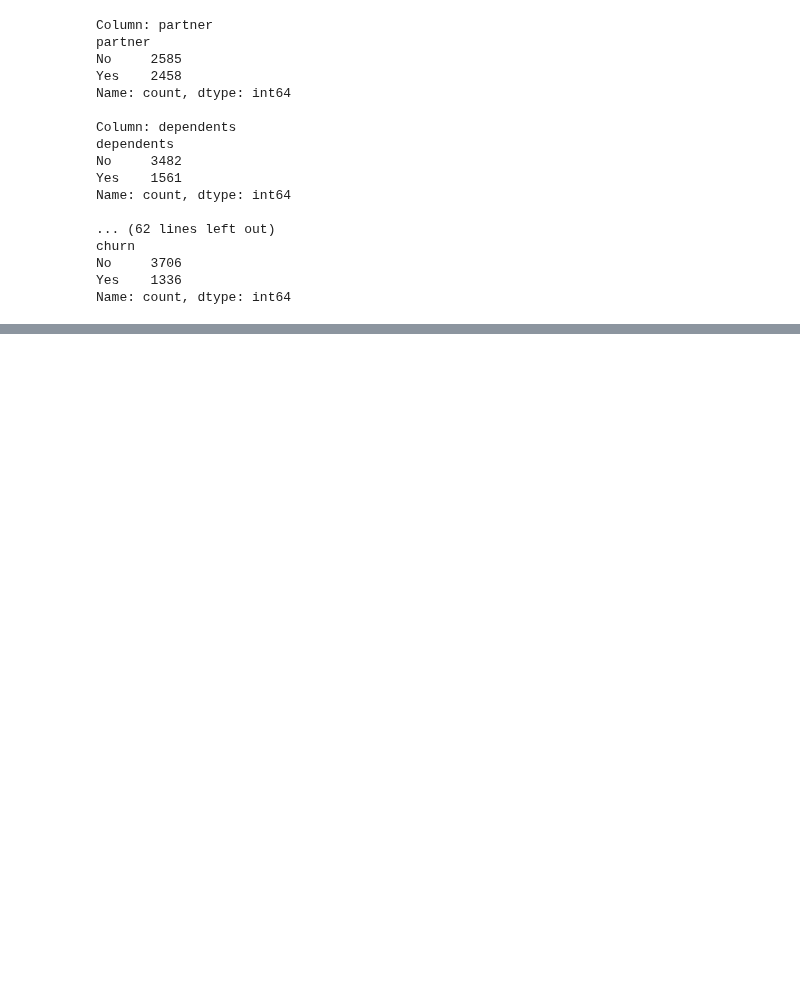
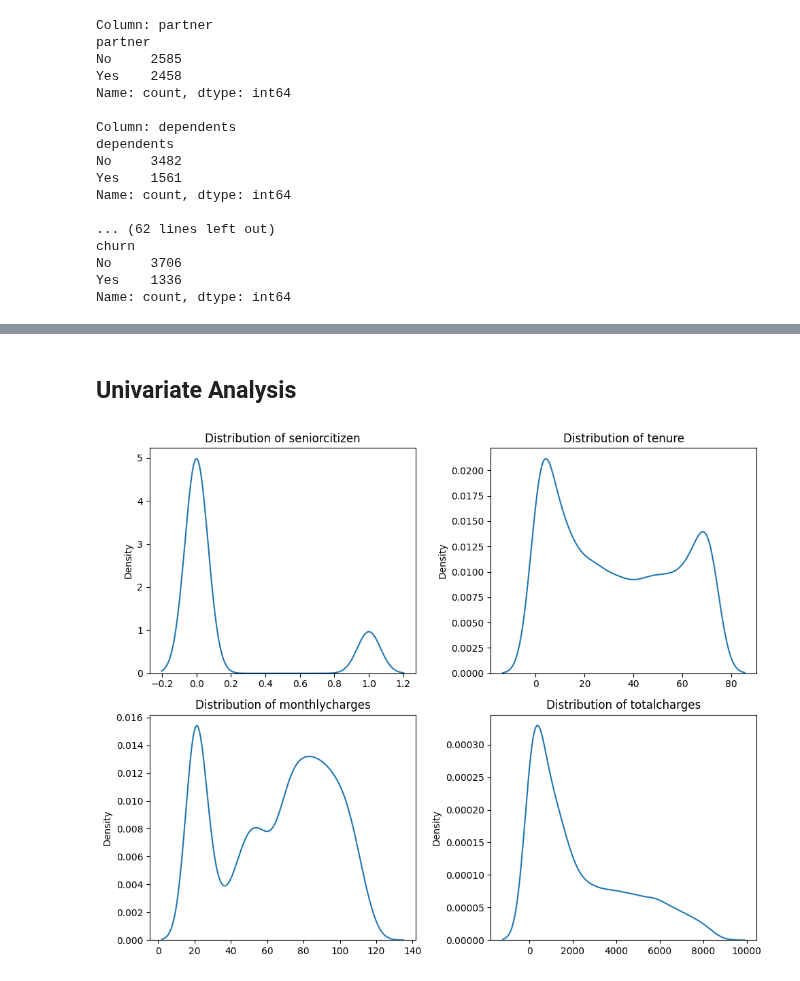
Before and after one commit to murithidenisgitobu/Vodafone_Corporation_Customer_Churn_Prediction, a Jupyter notebook: Customer_Churn_Prediction_Notebook.ipynb, the cells around one changed output, grey strips where cells are left out. Drawn from its saved outputs; the diff is of its cells as text; code cells hidden in the pictures; blank space fills up the shorter version.

```diff
--- a/Customer_Churn_Prediction_Notebook.ipynb
+++ b/Customer_Churn_Prediction_Notebook.ipynb
@@ -384,0 +355,25 @@ train_data.head()
+# %%
+# Drop the customer ID column
+train_data.drop('customerid', axis=1, inplace=True)
+# %%
+# Convert total charges column to numeric
+train_data['totalcharges'] = pd.to_numeric(train_data['totalcharges'], errors='coerce')
+# %% [markdown]
+## Univariate Analysis
+# %%
+# Function to show distribution of numerical categories
+def distribution_plots(df):
+    numeric_columns = df.select_dtypes(include='number').columns
+    num_plots = len(numeric_columns)
+    fig, axes = plt.subplots(2, 2, figsize=(10, 8))  # 2 by 2 grid
+    for i, column in enumerate(numeric_columns):
+        row_index = i // 2
+        col_index = i % 2
+        sns.kdeplot(data=df, x=column, ax=axes[row_index, col_index])
+        axes[row_index, col_index].set_title(f"Distribution of {column}")
+        axes[row_index, col_index].set_xlabel("")
+    plt.tight_layout()
+    plt.show()
+distribution_plots(train_data)
+# %% [output]
+[figure, added]
```
Also changed, not shown: parts of 22 cells of this notebook.
